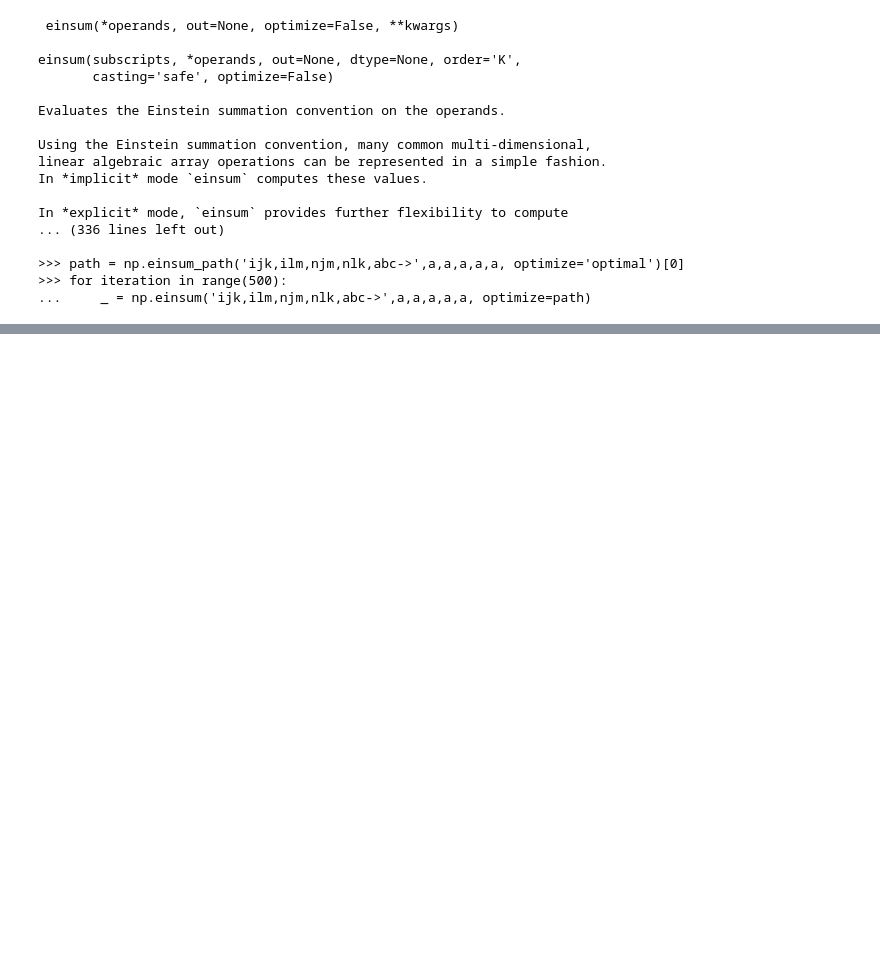
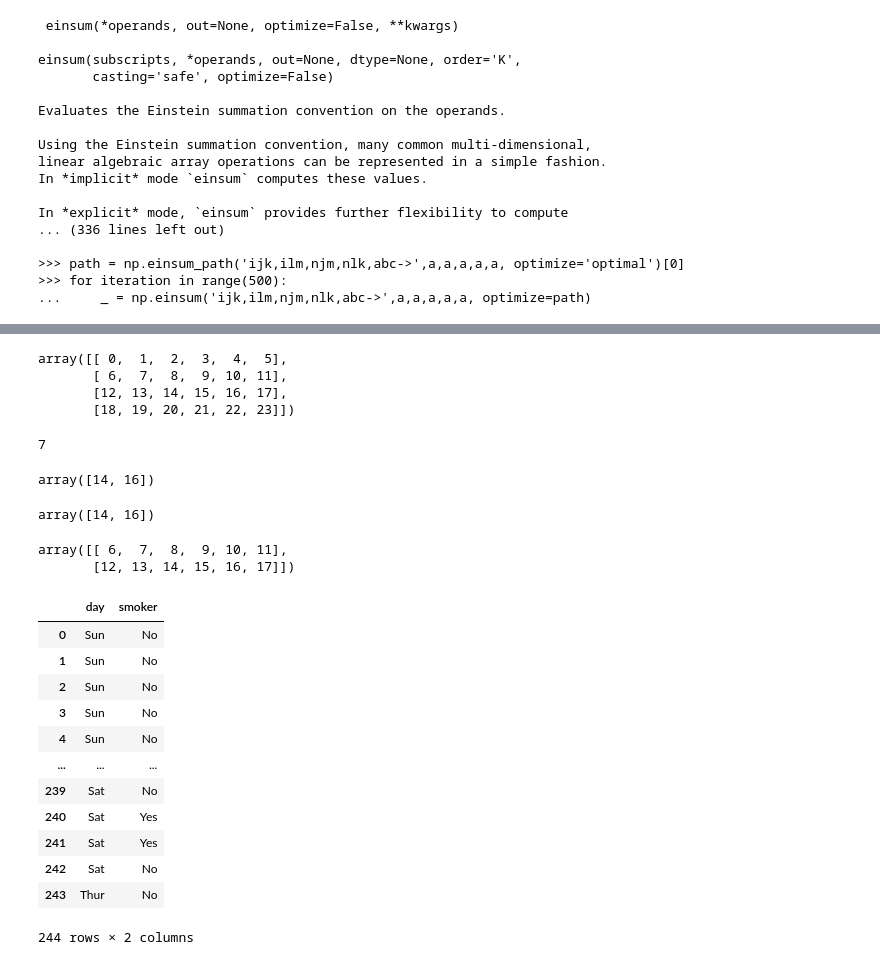
Before and after one commit to jwyeeh-dev/dataCampus_KU, a Jupyter notebook: pythonCourses/7_6_extraPython.ipynb, the cells around one changed output, grey strips where cells are left out. Saved outputs shown, nothing was run; the diff lists cells and outputs as text; code cells hidden in the pictures; blank space fills up the shorter version.

```diff
--- a/pythonCourses/7_6_extraPython.ipynb
+++ b/pythonCourses/7_6_extraPython.ipynb
@@ -307,0 +489,41 @@ In *explicit* mode, `einsum` provides further flexibility to compute
+# %%
+a
+# %% [output]
+array([[ 0,  1,  2,  3,  4,  5],
+       [ 6,  7,  8,  9, 10, 11],
+       [12, 13, 14, 15, 16, 17],
+       [18, 19, 20, 21, 22, 23]])
+# %%
+a[1,1] # comma indexing은 numpy 만 가능하다.
+# %% [output]
+7
+# %%
+a[(2,2),(2,4)]
+# %% [output]
+array([14, 16])
+# %%
+a[[2,2],[2,4]] # duck-typing -> list,
+# %% [output]
+array([14, 16])
+# %%
+# Advanced indexing
+a[[1,2]] # 구조화가 새롭게 된다.
+# %% [output]
+array([[ 6,  7,  8,  9, 10, 11],
+       [12, 13, 14, 15, 16, 17]])
+# %%
+tips[['day', 'smoker']] # 데이터 분석할 때 도움이 된다. 차원을 유지시켜준다.
+# %% [output]
+|  | day | smoker |
+| 0 | Sun | No |
+| 1 | Sun | No |
+| 2 | Sun | No |
+| 3 | Sun | No |
+| 4 | Sun | No |
+| ... | ... | ... |
+| 239 | Sat | No |
+| 240 | Sat | Yes |
+| 241 | Sat | Yes |
+| 242 | Sat | No |
+| 243 | Thur | No |
+244 rows × 2 columns
```
Also changed, not shown: parts of 50 cells of this notebook.
